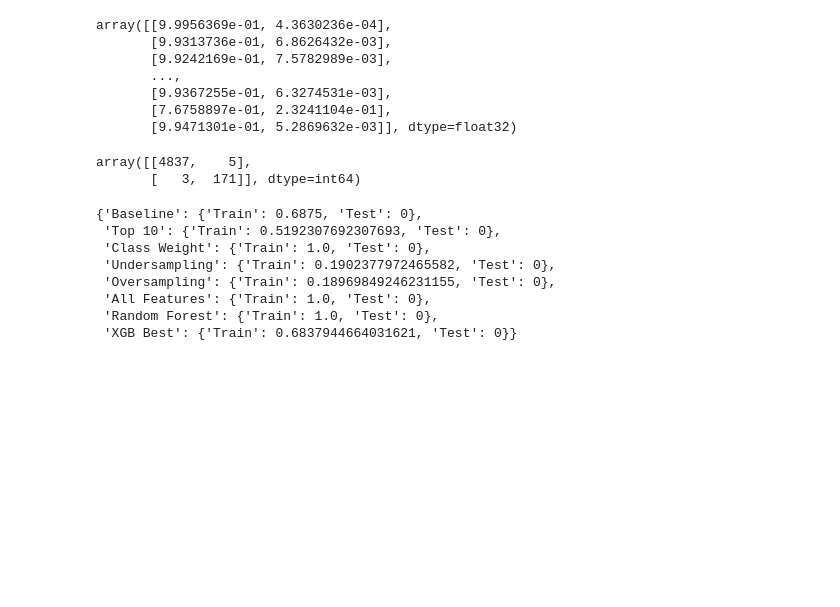
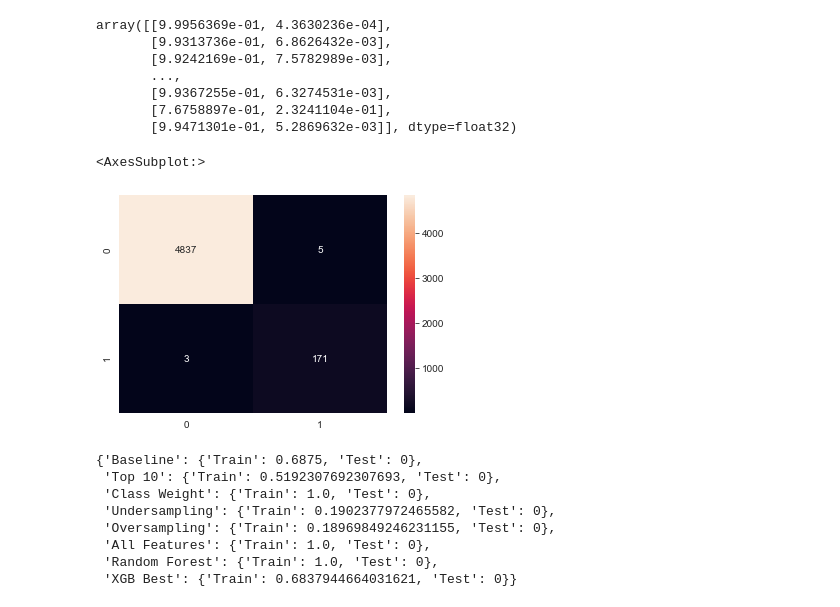
Before and after one commit to erin-vu/Bankruptcy-Prediction-in-Taiwan, a Jupyter notebook: main modelling notebook.ipynb, the cells around one changed output. Cells and saved outputs as stored; diff of their text form; code cells hidden in the pictures; blank space fills up the shorter version.

```diff
--- a/main modelling notebook.ipynb
+++ b/main modelling notebook.ipynb
@@ -1041,10 +1041,12 @@ prob_0 = prob_pred_xgb[:,0]
 # %%
 y_pred_xgb = np.where(prob_0 > 0.2, 0, 1)
 # %%
-confusion_matrix(y_train, y_pred_xgb)
+xgb_cf = confusion_matrix(y_train, y_pred_xgb)
-# %% [output]
-array([[4837,    5],
-       [   3,  171]], dtype=int64)
+# %%
+sns.heatmap(xgb_cf, annot=True, fmt='d')
+# %% [output]
+<AxesSubplot:>
+[figure, added]
 # %%
 precision_score_xgb_best_pipe = precision_score(y_train, xgb_best_pipe.predict(X_train_top_10))
 precision_scores['XGB Best'] = {'Train':precision_score_xgb_best_pipe, 'Test':0}
```
Also changed, not shown: parts of 130 cells of this notebook, 4 other files.
